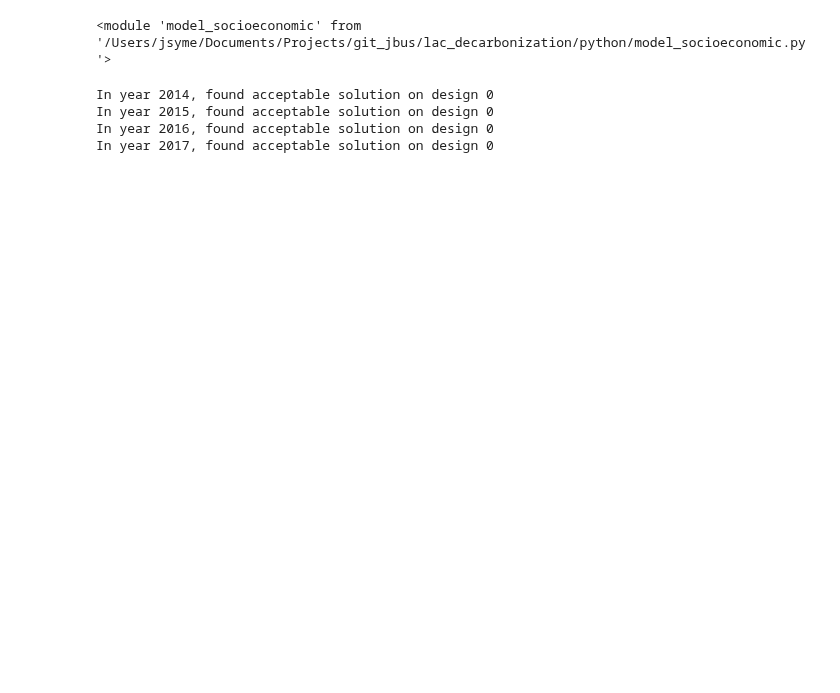
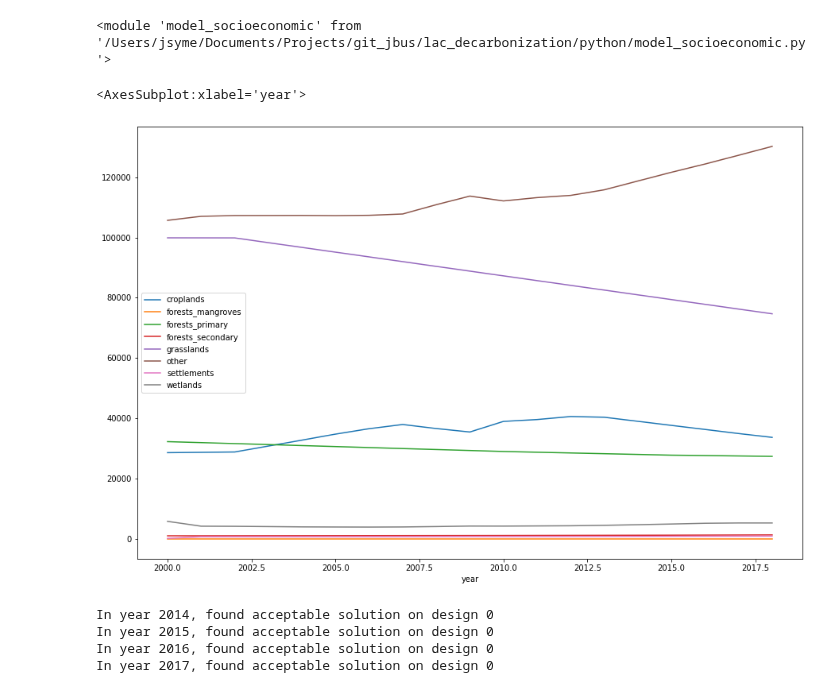
Before and after one commit to jarojasag/lac_decarbonization, a Jupyter notebook: python/estimate_transition_matrices.ipynb, the cells around one changed output. Drawn from its saved outputs; the diff is of its cells as text; code cells hidden in the pictures; blank space fills up the shorter version.

```diff
--- a/python/estimate_transition_matrices.ipynb
+++ b/python/estimate_transition_matrices.ipynb
@@ -194,11 +194,12 @@ def get_areas_by_sisepuede_category_wide_by_year(
 
 
 
-
+years_run = list(range(2000, 2019))
 df_tmp = get_areas_by_sisepuede_category_wide_by_year(
     df_land_cover,
     df_land_use,
     dict_item_rnm_lc,
     dict_item_rnm_lu,
-    "Argentina", [2014, 2015, 2016, 2017, 2018]
+    "Argentina",
+    years_run
 )
@@ -207,3 +206,17 @@ df_tmp = get_areas_by_sisepuede_category_wide_by_year(
+# %%
+#df_tmp#[[x for x in df_tmp.columns if x != "category"]]#.sum(axis = 0)
+nms = list(df_tmp["category"])
+dict_rename = dict(zip(range(len(nms)), nms))
+dict_rename.update({"index": "year"})
+df_tmp2 = df_tmp.transpose().reset_index().rename(columns = dict_rename)
+df_tmp2 = df_tmp2.iloc[1:]
+df_tmp2["year"] = [int(x.replace("year_", "")) for x in list(df_tmp2["year"])]
+
+fig, ax = plt.subplots(figsize = (15, 10))
+df_tmp2.plot(x = "year", ax = ax)
+# %% [output]
+<AxesSubplot:xlabel='year'>
+[figure, added]
 # %%
 def format_transition_matrix_as_df(Q: np.ndarray, cats: list) -> pd.DataFrame:
     # build dataframe
```
Also changed, not shown: parts of 4 cells of this notebook, 11 other files.
